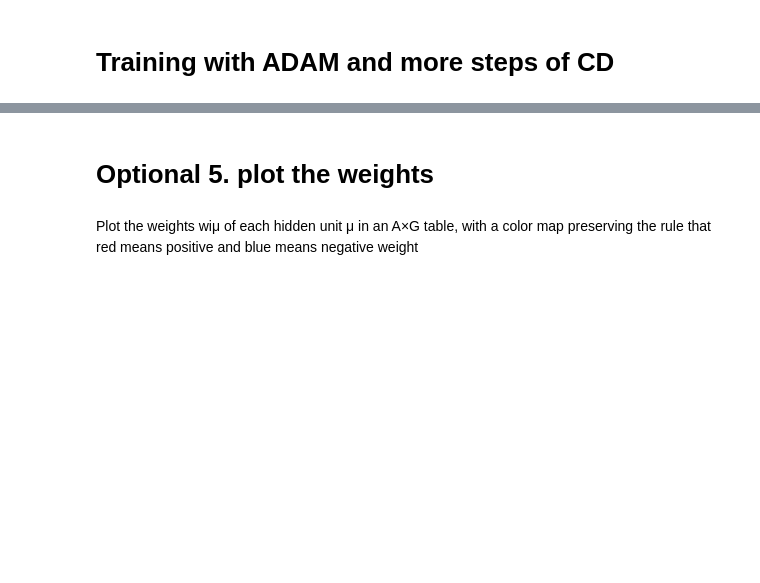
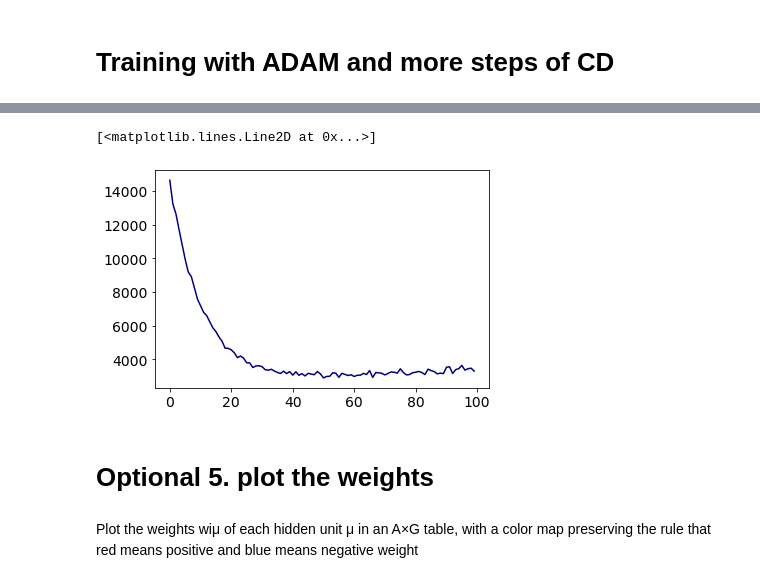
Before and after one commit to isottongloria/LCP-MODULE_B, a Jupyter notebook: RBM_23-point_4+2+3.ipynb, the cells around one changed output, grey strips where cells are left out. Drawn from its saved outputs; the diff is of its cells as text; code cells hidden in the pictures; blank space fills up the shorter version.

```diff
--- a/RBM_23-point_4+2+3.ipynb
+++ b/RBM_23-point_4+2+3.ipynb
@@ -465,3 +507,10 @@ CUMULATIVE PROBABILITY :  [8.69375016e-09 9.88895646e-01 9.99999980e-01 1.000000
+# %%
+rms = np.sqrt((E_rbm-E_d)**2)
+fig, ax = plt.subplots()
+ax.plot(np.arange(100), rms, label='rms', color='navy')
+# %% [output]
+[<matplotlib.lines.Line2D at 0x...>]
+[figure, added]
 # %% [markdown]
 # Optional 5. plot the weights
 # %% [markdown]
```
Also changed, not shown: parts of 10 cells of this notebook.
